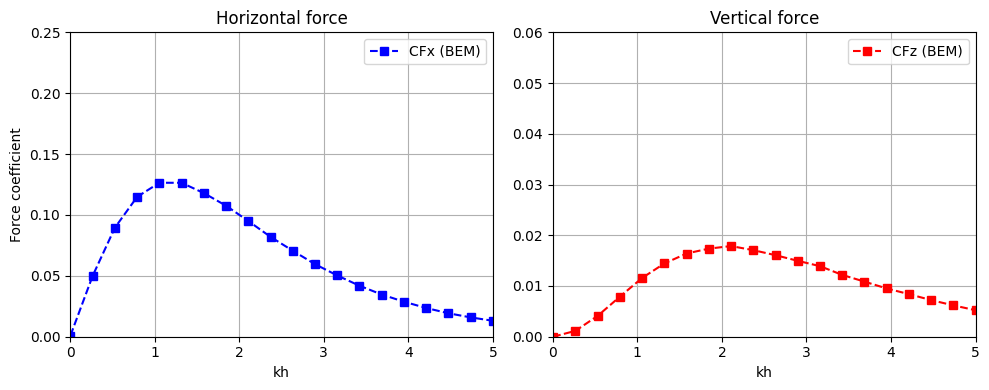
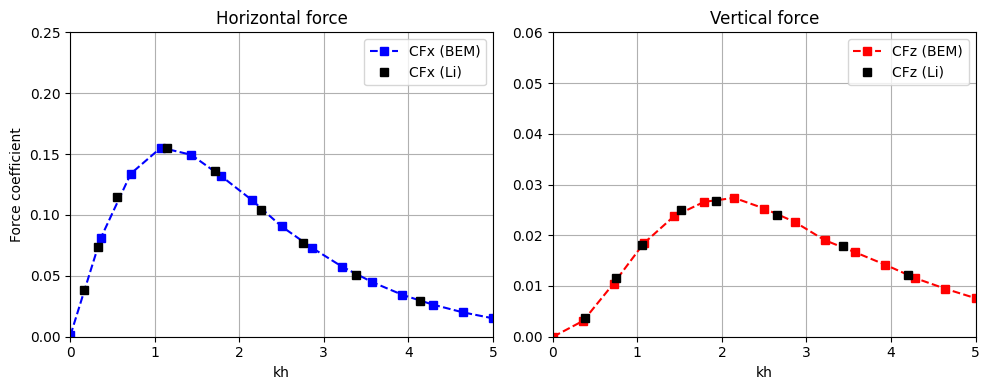
The notebook cell's code change between the first figure and the second:
--- before
+++ after
@@ -1,2 +1,26 @@
+
+CFX_Li = np.array([
+    [0.1676388110865842, 0.03877330089133791],
+    [0.32798863126837946, 0.07382257720245936],
+    [0.5612248572047931, 0.1150054894444088],
+    [1.1443155193595296, 0.15509310412419333],
+    [1.7091838015659953, 0.13603505991066556],
+    [2.259475269727307, 0.10405257231755867],
+    [2.7587463317113476, 0.07732749196471571],
+    [3.3855691876481813, 0.050383360288711626],
+    [4.143587262539484, 0.029134738499293714]
+])
+
+CFZ_Li = np.array([
+    [0.3785713195800787, 0.0037324001952569494],
+    [0.7500000000000003, 0.011478878322482677],
+    [1.057144165039063, 0.018098590968817656],
+    [1.5214286804199222, 0.024929579782286937],
+    [1.9285713195800789, 0.02669014179634826],
+    [2.6500000000000017, 0.02408450708198206],
+    [3.428572845458985, 0.017957748339493228],
+    [4.2, 0.01218309711055759]
+])
+
 # Normalization term
 TERM = (np.pi*rho*gravity*2*WAVE["Amp"]*RADIO**2)
@@ -10,4 +34,6 @@
 # --- Horizontal force ---
 ax1.plot(kh, CFX, 'b--s', label='CFx (BEM)')
+ax1.plot(CFX_Li[:,0], CFX_Li[:,1], 'ks', label='CFx (Li)')
+
 ax1.set_xlim([0,5])
 ax1.set_ylim([0,0.25])
@@ -20,4 +46,5 @@
 # --- Vertical force ---
 ax2.plot(kh, CFZ, 'r--s', label='CFz (BEM)')
+ax2.plot(CFZ_Li[:,0], CFZ_Li[:,1], 'ks', label='CFz (Li)')
 ax2.set_xlim([0,5])
 ax2.set_ylim([0,0.06])

Commit: Cases updated